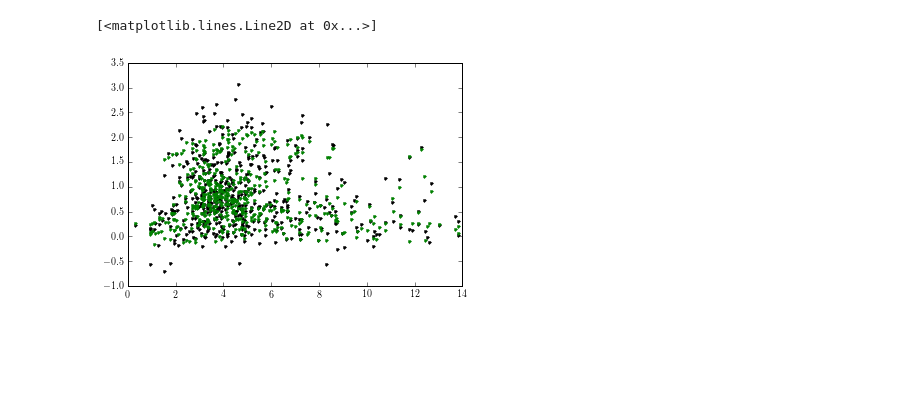
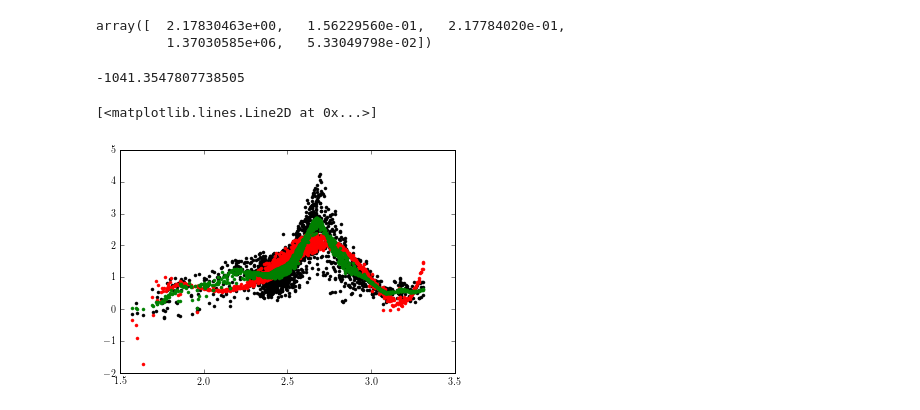
Before and after one commit to dfm/AsteroCannon, a Jupyter notebook: Untitled.ipynb, the cells around one changed output. Cells and saved outputs as stored; diff of their text form; code cells hidden in the pictures; blank space fills up the shorter version.

Commit message:
a GP model, a few plots

```diff
--- a/Untitled.ipynb
+++ b/Untitled.ipynb
@@ -70,5 +104,6 @@ P = np.array(np.log(P))
 # %%
-P -= np.mean(P, axis=1)[:, None]
+P -= np.median(P, axis=1)[:, None]
+# P /= np.std(P, axis=1)[:, None]
 # %%
 # import fbpca
 # _, _, basis = fbpca.pca(P, k=10, raw=True)
@@ -80,8 +119,13 @@ P -= np.mean(P, axis=1)[:, None]
 # %%
-x2 = (labels[:, :, None] * labels[:, None, :]).reshape((len(labels), -1))
-A = np.concatenate((labels, x2, np.ones((len(labels), 1))), axis=1)
+x = (labels - np.mean(labels, axis=0)[None, :]) / np.std(labels, axis=0)[None, :]
+x2 = (x[:, :, None] * x[:, None, :]).reshape((len(x), -1))
+x3 = (x[:, :, None, None] * x[:, None, None, :] * x[:, None, :, None]).reshape((len(x), -1))
+x4 = (x[:, :, None, None, None] * x[:, None, :, None, None] * x[:, None, None, :, None] * x[:, None, None, None, :]).reshape((len(x), -1))
+x5 = (x[:, :, None, None, None, None] * x[:, None, :, None, None, None] * x[:, None, None, :, None, None] * x[:, None, None, None, None, :] * x[:, None, None, None, :, None]).reshape((len(x), -1))
+
+A = np.concatenate((x, x2, x3, x4, x5, np.ones((len(labels), 1))), axis=1)
 ATA = np.dot(A.T, A)
-ATA[np.diag_indices_from(ATA)] += 1e-4
+ATA[np.diag_indices_from(ATA)] += 1e-2
 factor = cho_factor(ATA)
 
 alpha = np.dot(A.T, P)
@@ -93,2 +137,17 @@ weights.shape
 # %%
 P_pred = np.dot(A, weights)
+# %%
+import george
+from george import kernels
+
+i = 500  # 78742 + 1000
+y = P[:, i]
+x = labels
+
+kernel = np.var(y) * kernels.Matern32Kernel([100.0, 0.1], ndim=2)
+# kernel = amp * kernels.Matern32Kernel([100.0, 100.0], ndim=2)
+gp = george.GP(kernel,
+               white_noise=2*np.log(np.median(np.abs(np.diff(y)))),
+               fit_white_noise=True,
+               mean=np.mean(y), fit_mean=True)
+gp.compute(x)
@@ -94,0 +158,5 @@ P_pred = np.dot(A, weights)
+# %%
+r = minimize(gp.nll, gp.get_vector(), jac=gp.grad_nll, args=(y, ),
+             bounds=[(None, None), (None, None), (None, None), (None, None), (-5, None)])
+gp.set_vector(r.x)
+r
@@ -95,9 +174,18 @@ P_pred = np.dot(A, weights)
+# %%
+np.exp(r.x)
+# %% [output]
+array([  2.17830463e+00,   1.56229560e-01,   2.17784020e-01,
+         1.37030585e+06,   5.33049798e-02])
+# %%
+gp.lnlikelihood(y)
+# %% [output]
+-1041.3547807738505
 # %%
-n = 4
-i = 600
-pl.plot(labels[:, n], P[:, i], ".k")
-pl.plot(labels[:, n], P_pred[:, i], ".g")
+n = 1
+pl.plot(labels[:, n], y, ".k")
+pl.plot(labels[:, n], P_pred[:, i], ".r")
+pl.plot(labels[:, n], gp.predict(y, x, return_cov=False), ".g")
 # %% [output]
 [<matplotlib.lines.Line2D at 0x...>]
-[figure, old version]
+[figure, new version]
 # %%
```
Also changed, not shown: parts of 20 cells of this notebook, 1 other file.
